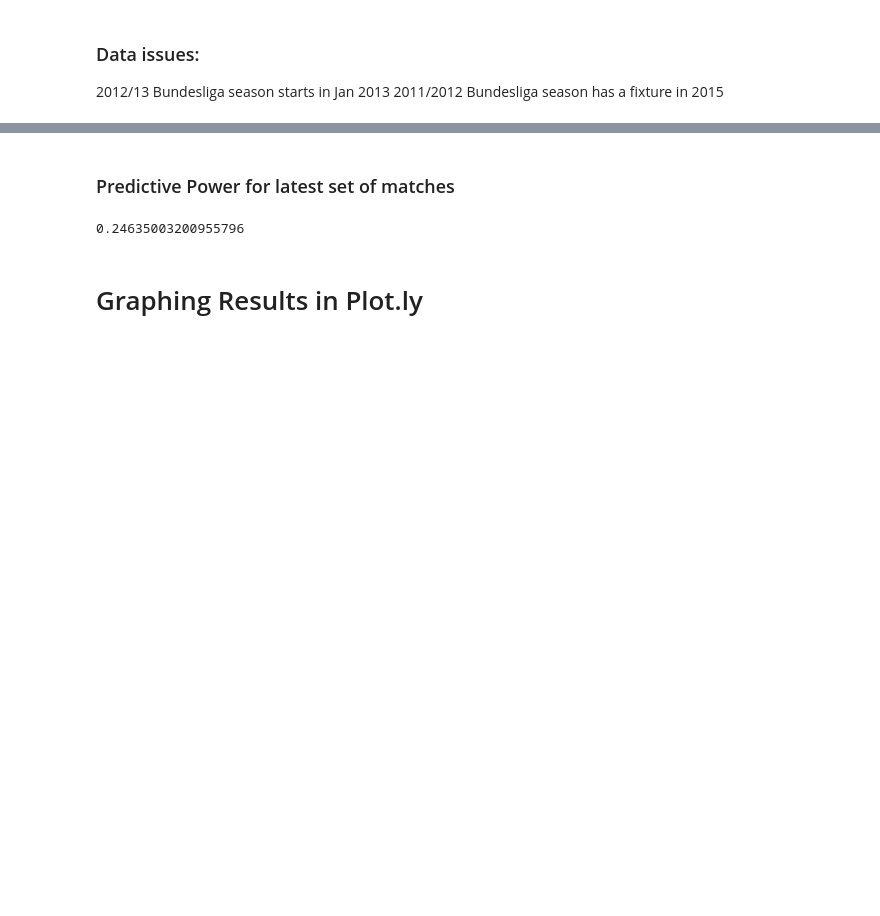
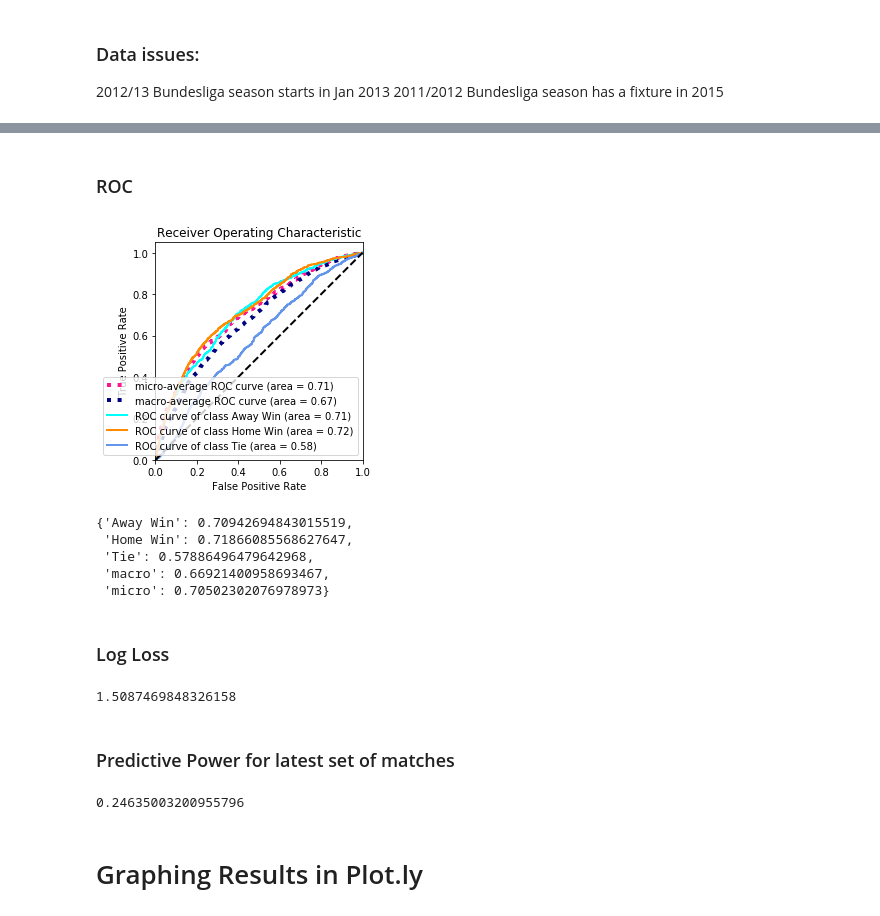
Before and after one commit to calestini/rating-systems, a Jupyter notebook: elo_test.ipynb, the cells around one changed output, grey strips where cells are left out. Drawn from its saved outputs; the diff is of its cells as text; code cells hidden in the pictures; blank space fills up the shorter version.

```diff
--- a/elo_test.ipynb
+++ b/elo_test.ipynb
@@ -176,3 +188,20 @@ The log loss error of ties is 0.275375 compared to a benchmark of 0.252117
+# %% [markdown]
+### ROC
+# %%
+rating.get_roc()
+# %% [output]
+[figure, added]
+{'Away Win': 0.70942694843015519,
+ 'Home Win': 0.71866085568627647,
+ 'Tie': 0.57886496479642968,
+ 'macro': 0.66921400958693467,
+ 'micro': 0.70502302076978973}
+# %% [markdown]
+### Log Loss
+# %%
+rating.get_log_loss()
+# %% [output]
+1.5087469848326158
 # %% [markdown]
 ### Predictive Power for latest set of matches
 # %%
```
Also changed, not shown: parts of 31 cells of this notebook, 2 other files.
